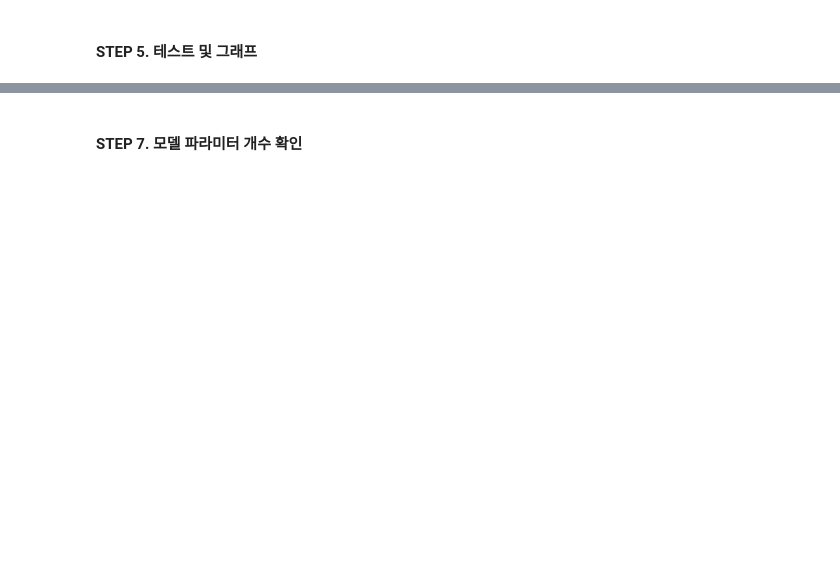
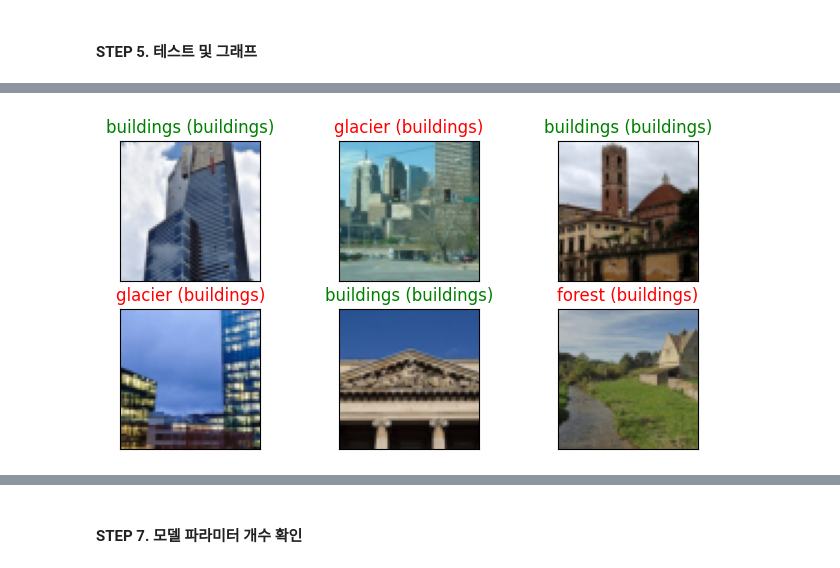
Before and after one commit to aitjoeun/PyTorch, a Jupyter notebook: 04.multiclass/04.multiclass_Intel_Image.ipynb, the cells around one changed output, grey strips where cells are left out. Cells and saved outputs as stored; diff of their text form; code cells hidden in the pictures; blank space fills up the shorter version.

```diff
--- a/04.multiclass/04.multiclass_Intel_Image.ipynb
+++ b/04.multiclass/04.multiclass_Intel_Image.ipynb
@@ -96,0 +263,4 @@ transform = transforms.Compose([
+# %%
+Test_plot(load_model,test_DL)
+# %% [output]
+[figure, added]
```
Also changed, not shown: parts of 14 cells of this notebook, 2 other files.
